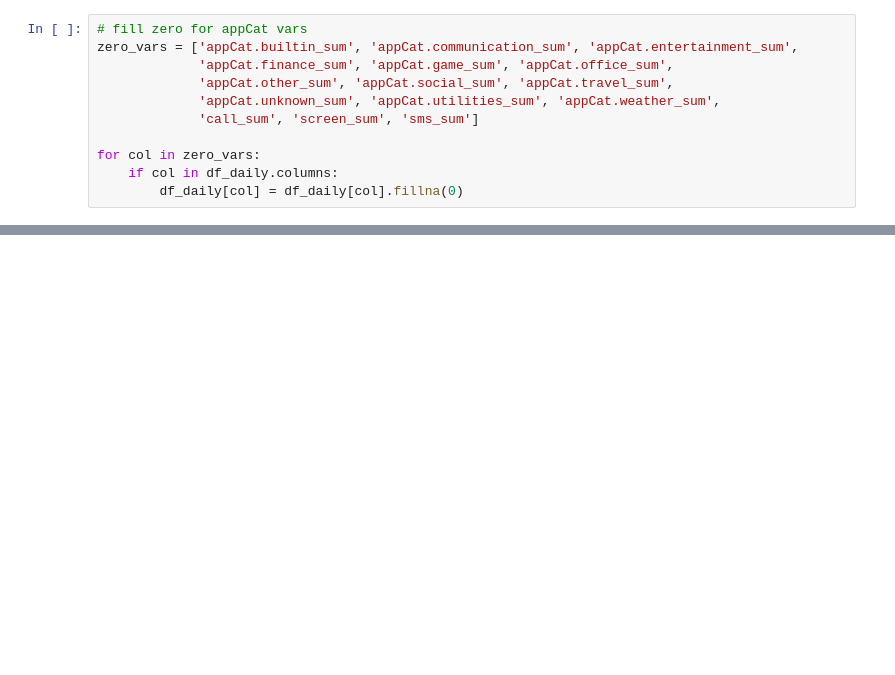
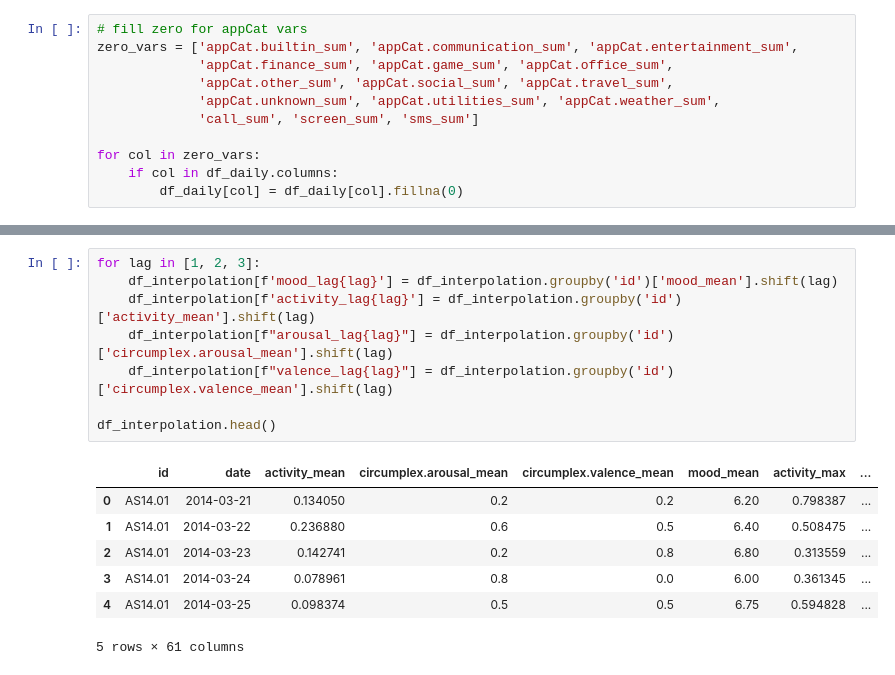
Before and after one commit to alicja-a-d/Data_Mining, a Jupyter notebook: assignment1_DMT_v1.ipynb, the cells around one changed output, grey strips where cells are left out. Cells and saved outputs as stored; diff of their text form; blank space fills up the shorter version.

```diff
--- a/assignment1_DMT_v1.ipynb
+++ b/assignment1_DMT_v1.ipynb
@@ -1077,0 +527,16 @@ first_dates.sort_values(["id", "first_date", "variable"]).head(20)
+# %%
+for lag in [1, 2, 3]:
+    df_interpolation[f'mood_lag{lag}'] = df_interpolation.groupby('id')['mood_mean'].shift(lag)
+    df_interpolation[f'activity_lag{lag}'] = df_interpolation.groupby('id')['activity_mean'].shift(lag)
+    df_interpolation[f"arousal_lag{lag}"] = df_interpolation.groupby('id')['circumplex.arousal_mean'].shift(lag)
+    df_interpolation[f"valence_lag{lag}"] = df_interpolation.groupby('id')['circumplex.valence_mean'].shift(lag)
+
+df_interpolation.head()
+# %% [output]
+|  | id | date | activity_mean | circumplex.arousal_mean | circumplex.valence_mean | mood_mean | activity_max | ... |
+| 0 | AS14.01 | 2014-03-21 | 0.134050 | 0.2 | 0.2 | 6.20 | 0.798387 | ... |
+| 1 | AS14.01 | 2014-03-22 | 0.236880 | 0.6 | 0.5 | 6.40 | 0.508475 | ... |
+| 2 | AS14.01 | 2014-03-23 | 0.142741 | 0.2 | 0.8 | 6.80 | 0.313559 | ... |
+| 3 | AS14.01 | 2014-03-24 | 0.078961 | 0.8 | 0.0 | 6.00 | 0.361345 | ... |
+| 4 | AS14.01 | 2014-03-25 | 0.098374 | 0.5 | 0.5 | 6.75 | 0.594828 | ... |
+5 rows × 61 columns
```
Also changed, not shown: parts of 66 cells of this notebook.
